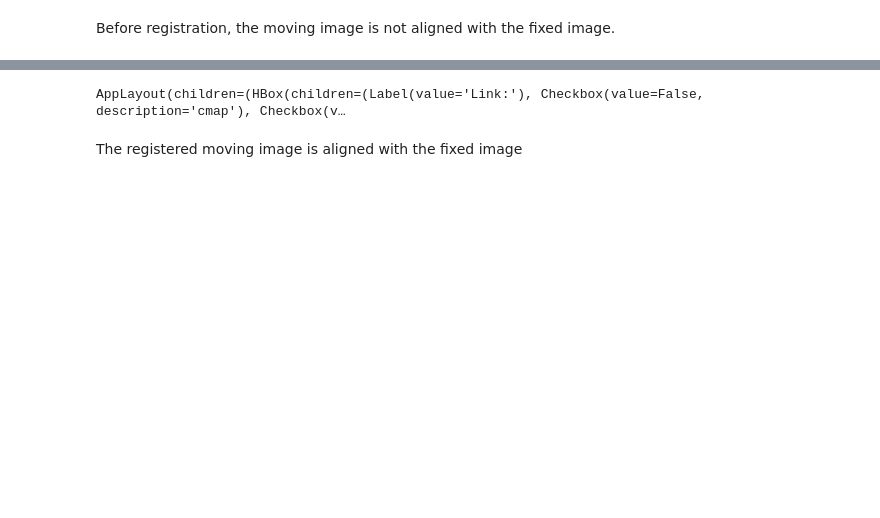
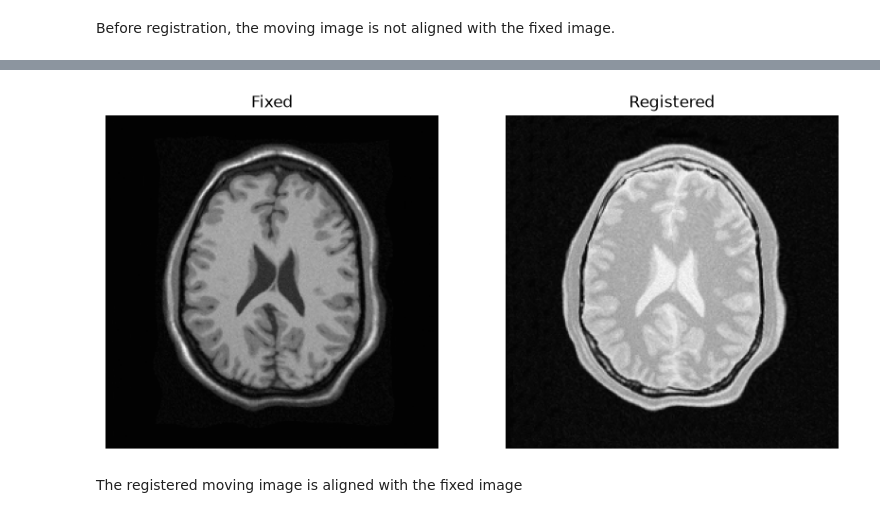
Before and after one commit to InsightSoftwareConsortium/ITKElastix, a Jupyter notebook: examples/1_NumPyArray.ipynb, the cells around one changed output, grey strips where cells are left out. Drawn from its saved outputs; the diff is of its cells as text; code cells hidden in the pictures; blank space fills up the shorter version.

```diff
--- a/examples/1_NumPyArray.ipynb
+++ b/examples/1_NumPyArray.ipynb
@@ -39,7 +64,7 @@ type(registered)
 # %%
-compare(fixed, registered, ui_collapsed=True)
+compare(fixed, registered, titles=("Fixed", "Registered"))
 # %% [output]
-AppLayout(children=(HBox(children=(Label(value='Link:'), Checkbox(value=False, description='cmap'), Checkbox(v…
+[figure, added]
 # %% [markdown]
 The registered moving image is aligned with the fixed image
 # %%
```
Also changed, not shown: parts of 9 cells of this notebook, 9 other files.
